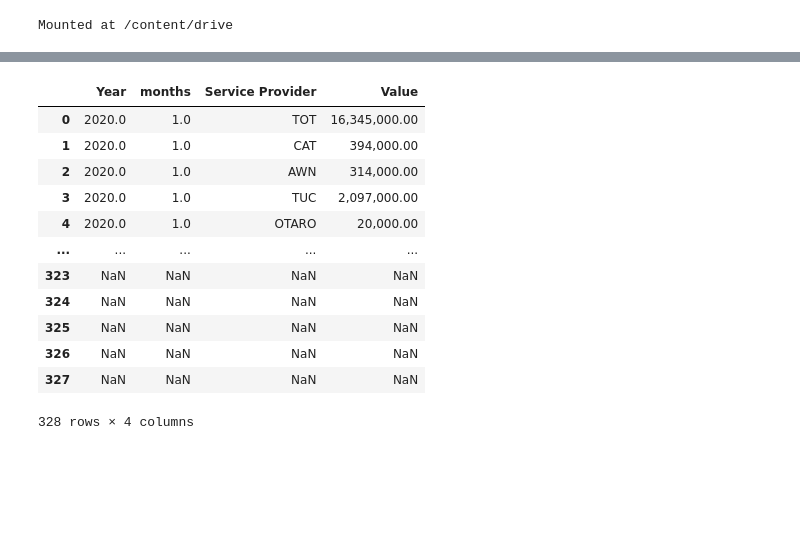
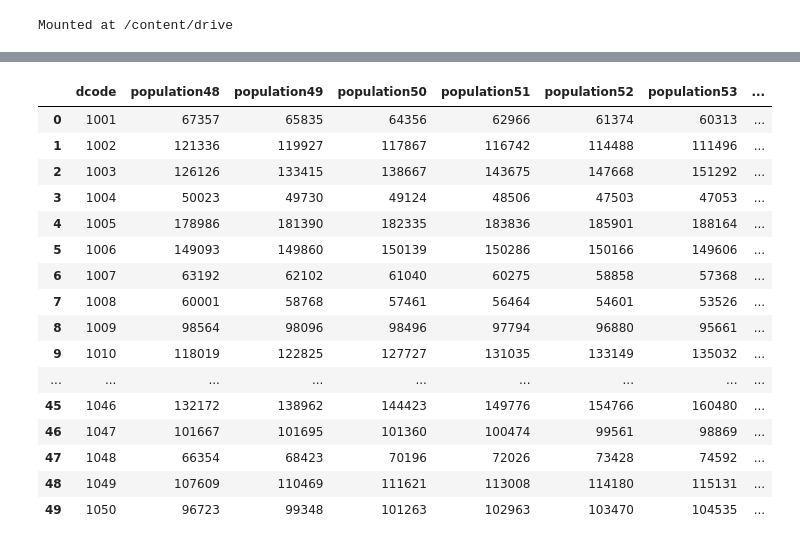
Before and after one commit to Octa-p/DWDM21, a Jupyter notebook: Project_SUKUNA.ipynb, the cells around one changed output, grey strips where cells are left out. Drawn from its saved outputs; the diff is of its cells as text; code cells hidden in the pictures; blank space fills up the shorter version.

```diff
--- a/Project_SUKUNA.ipynb
+++ b/Project_SUKUNA.ipynb
@@ -60,16 +24,20 @@ MobilePhone
-# %%
-FixedPhone
-# %% [output]
-|  | Year | months | Service Provider | Value |
-| 0 | 2020.0 | 1.0 | TOT | 16,345,000.00 |
-| 1 | 2020.0 | 1.0 | CAT | 394,000.00 |
-| 2 | 2020.0 | 1.0 | AWN | 314,000.00 |
-| 3 | 2020.0 | 1.0 | TUC | 2,097,000.00 |
-| 4 | 2020.0 | 1.0 | OTARO | 20,000.00 |
-| ... | ... | ... | ... | ... |
-| 323 | NaN | NaN | NaN | NaN |
-| 324 | NaN | NaN | NaN | NaN |
-| 325 | NaN | NaN | NaN | NaN |
-| 326 | NaN | NaN | NaN | NaN |
-| 327 | NaN | NaN | NaN | NaN |
-328 rows × 4 columns
+# %%
+population
+# %% [output]
+|  | dcode | population48 | population49 | population50 | population51 | population52 | population53 | ... |
+| 0 | 1001 | 67357 | 65835 | 64356 | 62966 | 61374 | 60313 | ... |
+| 1 | 1002 | 121336 | 119927 | 117867 | 116742 | 114488 | 111496 | ... |
+| 2 | 1003 | 126126 | 133415 | 138667 | 143675 | 147668 | 151292 | ... |
+| 3 | 1004 | 50023 | 49730 | 49124 | 48506 | 47503 | 47053 | ... |
+| 4 | 1005 | 178986 | 181390 | 182335 | 183836 | 185901 | 188164 | ... |
+| 5 | 1006 | 149093 | 149860 | 150139 | 150286 | 150166 | 149606 | ... |
+| 6 | 1007 | 63192 | 62102 | 61040 | 60275 | 58858 | 57368 | ... |
+| 7 | 1008 | 60001 | 58768 | 57461 | 56464 | 54601 | 53526 | ... |
+| 8 | 1009 | 98564 | 98096 | 98496 | 97794 | 96880 | 95661 | ... |
+| 9 | 1010 | 118019 | 122825 | 127727 | 131035 | 133149 | 135032 | ... |
+| ... | ... | ... | ... | ... | ... | ... | ... | ... |
+| 45 | 1046 | 132172 | 138962 | 144423 | 149776 | 154766 | 160480 | ... |
+| 46 | 1047 | 101667 | 101695 | 101360 | 100474 | 99561 | 98869 | ... |
+| 47 | 1048 | 66354 | 68423 | 70196 | 72026 | 73428 | 74592 | ... |
+| 48 | 1049 | 107609 | 110469 | 111621 | 113008 | 114180 | 115131 | ... |
+| 49 | 1050 | 96723 | 99348 | 101263 | 102963 | 103470 | 104535 | ... |
```
Also changed, not shown: parts of 10 cells of this notebook.
